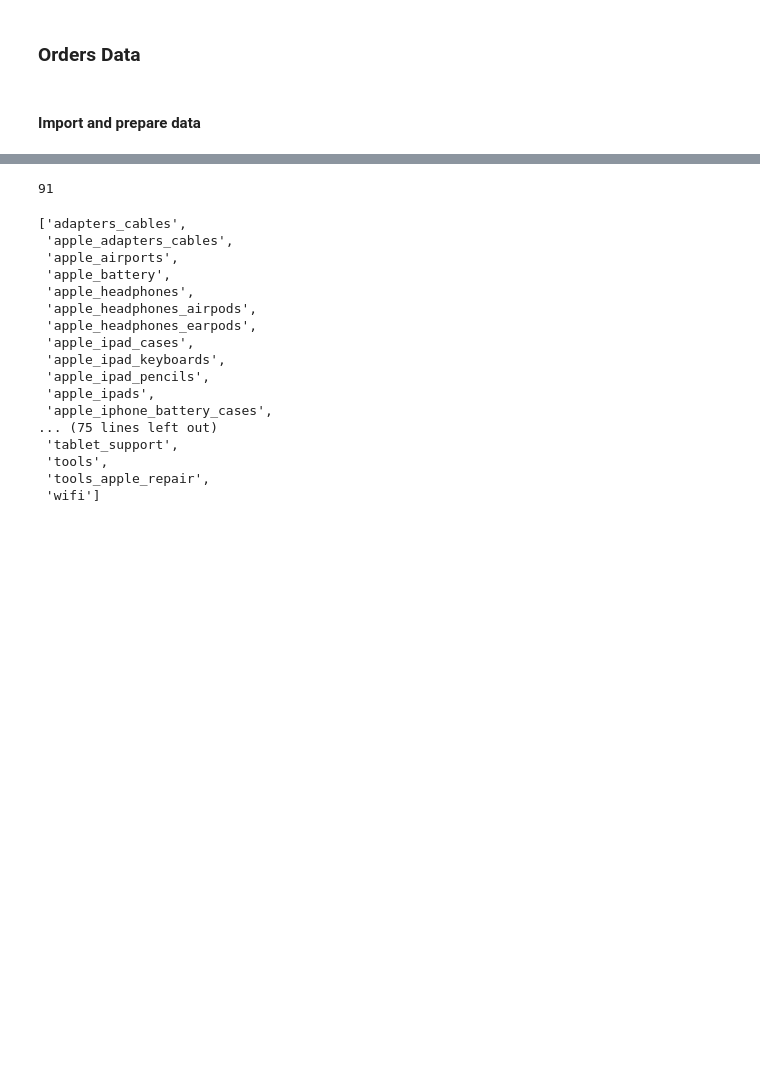
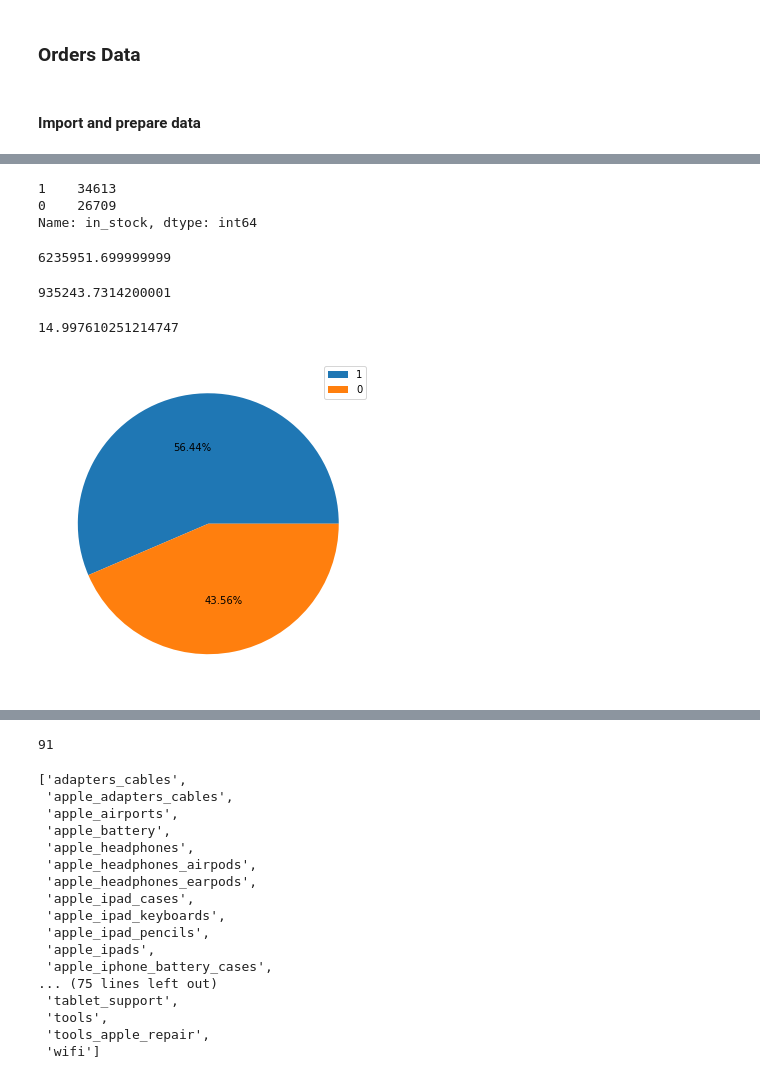
Before and after one commit to GoodnessUdochukwu/2.-Data-Preparation-Exploration-Analysis-Visualization, a Jupyter notebook: exploratory_data_analysis_and_visualization_project.ipynb, the cells around one changed output, grey strips where cells are left out. Saved outputs shown, nothing was run; the diff lists cells and outputs as text; code cells hidden in the pictures; blank space fills up the shorter version.

```diff
--- a/exploratory_data_analysis_and_visualization_project.ipynb
+++ b/exploratory_data_analysis_and_visualization_project.ipynb
@@ -1045,0 +74,30 @@ prdt_categ2
+# %%
+# Total number of orders in stock
+order_data.in_stock.value_counts()
+# %% [output]
+1    34613
+0    26709
+Name: in_stock, dtype: int64
+# %%
+# Total Promo Sales revenue
+(order_data.qty * order_data.unit_price * order_data.in_stock).sum()
+# %% [output]
+6235951.699999999
+# %%
+# Total actual discount on orders
+(order_data.price_diff * order_data.qty* order_data.in_stock).sum()
+# %% [output]
+935243.7314200001
+# %%
+# what percentage of the sales revenue is the discount?
+(935243.7314200001/6235951.699999999)*100
+# %% [output]
+14.997610251214747
+# %%
+# Visualize the percentages of in_stock and out_of_stock products
+plt.figure(figsize=(8, 6))
+plt.pie(order_data.in_stock.value_counts(), autopct='%0.2f%%')
+plt.legend(order_data.in_stock.value_counts().index)
+plt.show();
+# %% [output]
+[figure, added]
```
Also changed, not shown: parts of 151 cells of this notebook.
